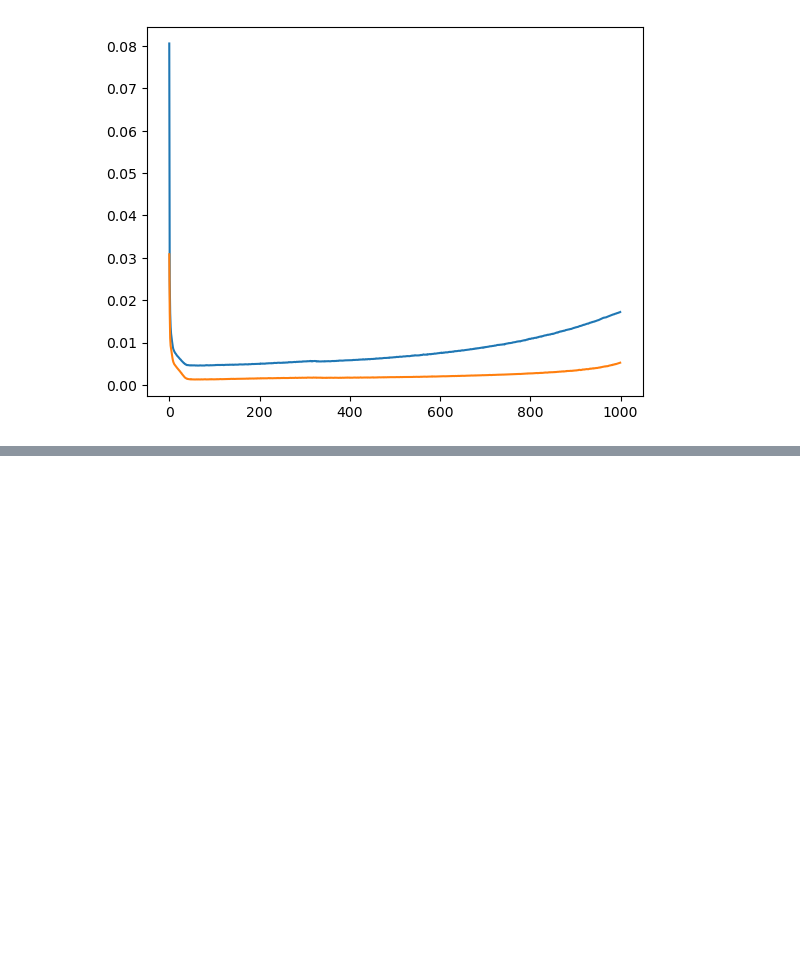
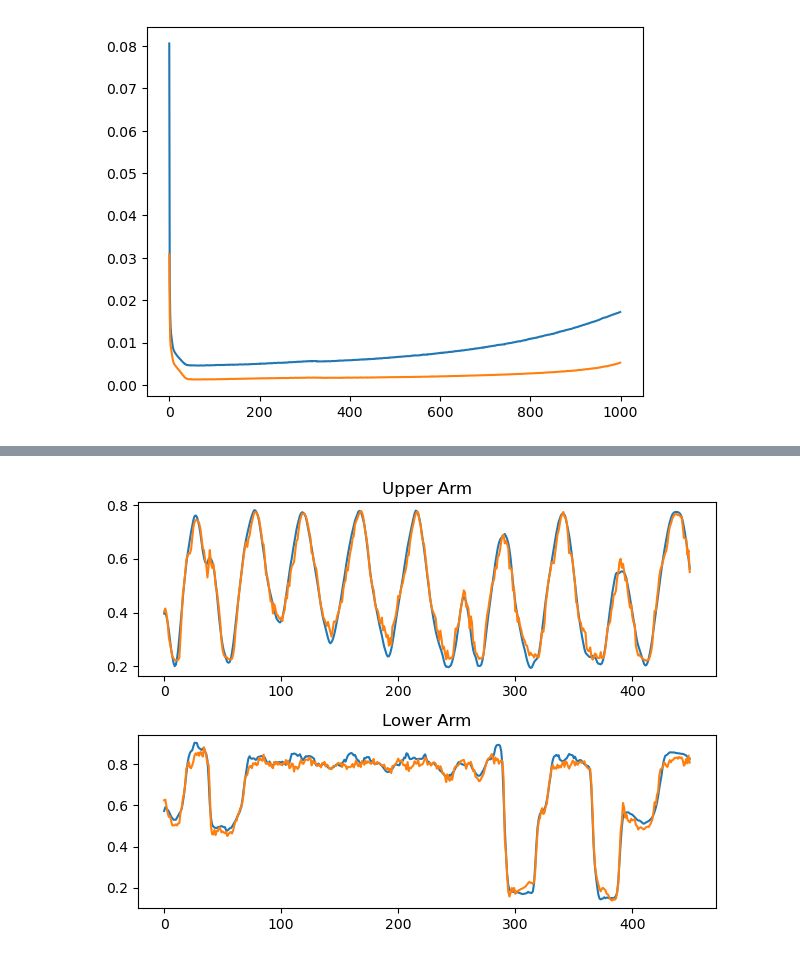
Before and after one commit to gjmm07/Masterthesis, a Jupyter notebook: NARX.ipynb, the cells around one changed output, grey strips where cells are left out. Drawn from its saved outputs; the diff is of its cells as text; code cells hidden in the pictures; blank space fills up the shorter version.

```diff
--- a/NARX.ipynb
+++ b/NARX.ipynb
@@ -509,3 +529,10 @@ Epoch 1000 / 1000        taking    94 sec        loss: 0.0172    val_loss 0.0052
 [<matplotlib.lines.Line2D at 0x...>,
  <matplotlib.lines.Line2D at 0x...>]
 [figure]
+# %%
+# test teacher forcing model and scheduled sampling trained model
+
+from tensorflow import keras
+
+teach_force_model = keras.models.load_model(os.path.join(path, "teach_force_best_model.keras"))
+sds_model = model = keras.models.load_model(os.path.join(path, "model002.keras"))
@@ -511,0 +564,19 @@ Epoch 1000 / 1000        taking    94 sec        loss: 0.0172    val_loss 0.0052
+# %%
+# for a single trail plot targets and predicition, also for unrealistic case
+
+def plot_prediction(m):
+    emg, past_j, targets  = test_data[1]
+    pred = m.predict((emg, past_j))
+    fig, axs = plt.subplots(2)
+    axs[0].set_title("Upper Arm")
+    axs[1].set_title("Lower Arm")
+    axs[0].plot(targets[:, 0])
+    axs[0].plot(pred[:, 0])
+    axs[1].plot(targets[:, 1])
+    axs[1].plot(pred[:, 1])
+
+# so in the unrealistic case of the model being presented with real collected data the techer forcing model
+# makes very good predictions (R^2 of <0.98 in both joints) - this is very suprising as it is trained that way
+plot_prediction(teach_force_model)
+plt.tight_layout()
+# %% [output]
@@ -511,0 +584 @@ Epoch 1000 / 1000        taking    94 sec        loss: 0.0172    val_loss 0.0052
+[figure, added]
```
Also changed, not shown: parts of 20 cells of this notebook, 1 other file.
